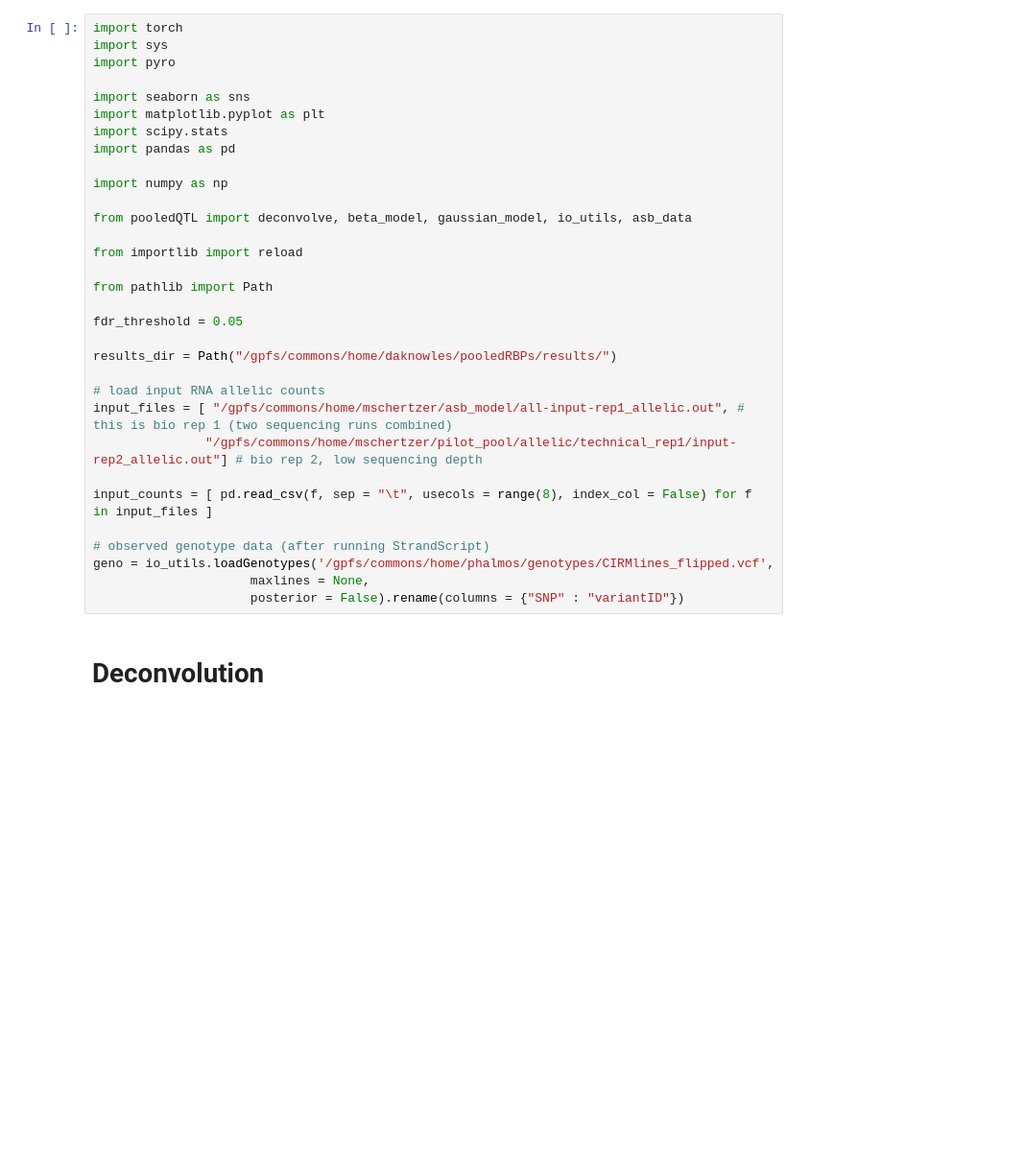
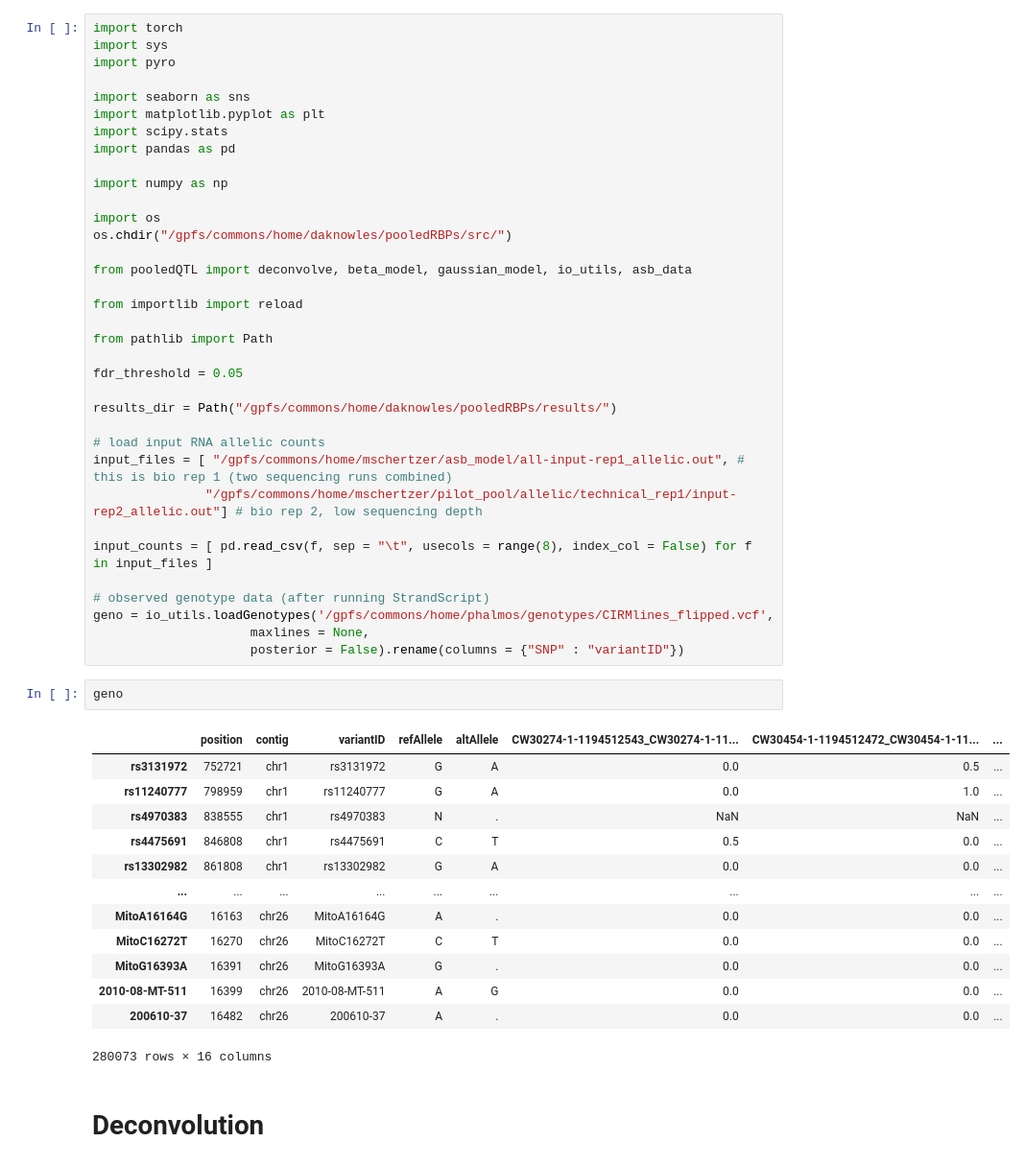
Before and after one commit to davidaknowles/poolqtl, a Jupyter notebook: src/1_detect_ASB.ipynb, the cells around one changed output. Shown at 96% size. Saved outputs shown, nothing was run; the diff lists cells and outputs as text; blank space fills up the shorter version.

```diff
--- a/src/1_detect_ASB.ipynb
+++ b/src/1_detect_ASB.ipynb
@@ -9,6 +9,9 @@ import scipy.stats
 import pandas as pd
 
 import numpy as np
+
+import os
+os.chdir("/gpfs/commons/home/daknowles/pooledRBPs/src/")
 
 from pooledQTL import deconvolve, beta_model, gaussian_model, io_utils, asb_data
 
@@ -30,6 +33,22 @@ input_counts = [ pd.read_csv(f, sep = "\t", usecols = range(8), index_col = Fals
 geno = io_utils.loadGenotypes('/gpfs/commons/home/phalmos/genotypes/CIRMlines_flipped.vcf',
                      maxlines = None,
                      posterior = False).rename(columns = {"SNP" : "variantID"})
+# %%
+geno
+# %% [output]
+|  | position | contig | variantID | refAllele | altAllele | CW30274-1-1194512543_CW30274-1-11... | CW30454-1-1194512472_CW30454-1-11... | ... |
+| rs3131972 | 752721 | chr1 | rs3131972 | G | A | 0.0 | 0.5 | ... |
+| rs11240777 | 798959 | chr1 | rs11240777 | G | A | 0.0 | 1.0 | ... |
+| rs4970383 | 838555 | chr1 | rs4970383 | N | . | NaN | NaN | ... |
+| rs4475691 | 846808 | chr1 | rs4475691 | C | T | 0.5 | 0.0 | ... |
+| rs13302982 | 861808 | chr1 | rs13302982 | G | A | 0.0 | 0.0 | ... |
+| ... | ... | ... | ... | ... | ... | ... | ... | ... |
+| MitoA16164G | 16163 | chr26 | MitoA16164G | A | . | 0.0 | 0.0 | ... |
+| MitoC16272T | 16270 | chr26 | MitoC16272T | C | T | 0.0 | 0.0 | ... |
+| MitoG16393A | 16391 | chr26 | MitoG16393A | G | . | 0.0 | 0.0 | ... |
+| 2010-08-MT-511 | 16399 | chr26 | 2010-08-MT-511 | A | G | 0.0 | 0.0 | ... |
+| 200610-37 | 16482 | chr26 | 200610-37 | A | . | 0.0 | 0.0 | ... |
+280073 rows × 16 columns
 # %% [markdown]
 # Deconvolution
 # %%
```
